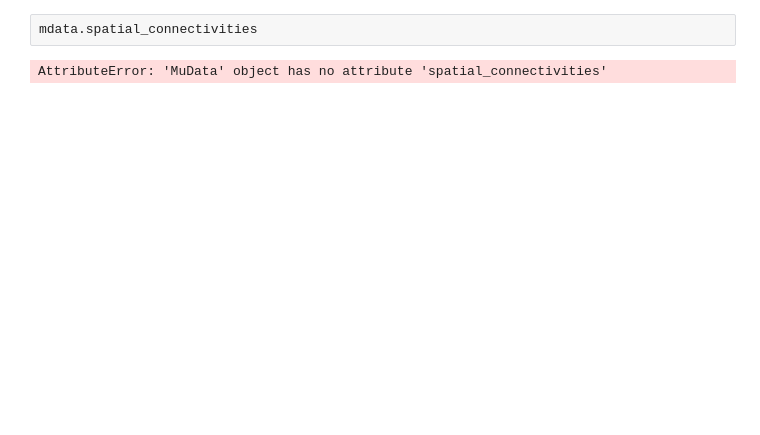
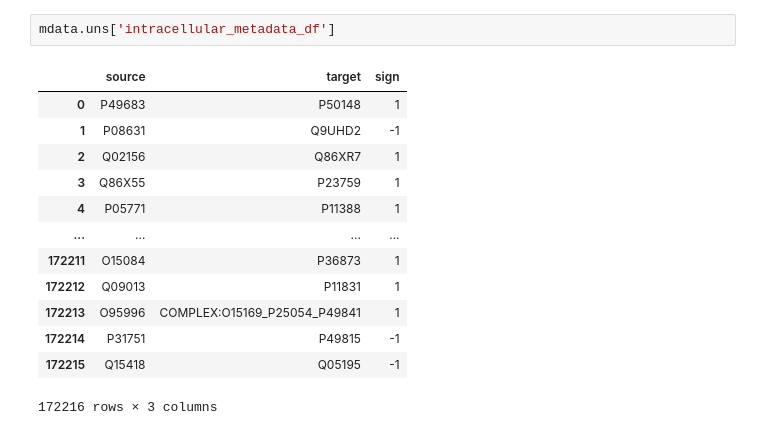
Before and after one commit to maxi7524/project_computational_biology_initial_conditions_pymyboss, a Jupyter notebook: resources/notebooks/development/pipeline_experimental.ipynb, the cells around one changed output. Cells and saved outputs as stored; diff of their text form; blank space fills up the shorter version.

```diff
--- a/resources/notebooks/development/pipeline_experimental.ipynb
+++ b/resources/notebooks/development/pipeline_experimental.ipynb
@@ -74,4 +112,16 @@ MuData object with n_obs × n_vars = 3036 × 16534
 # %%
-mdata.spatial_connectivities
+mdata.uns['intracellular_metadata_df']
 # %% [output]
+|  | source | target | sign |
+| 0 | P49683 | P50148 | 1 |
+| 1 | P08631 | Q9UHD2 | -1 |
+| 2 | Q02156 | Q86XR7 | 1 |
+| 3 | Q86X55 | P23759 | 1 |
+| 4 | P05771 | P11388 | 1 |
+| ... | ... | ... | ... |
+| 172211 | O15084 | P36873 | 1 |
+| 172212 | Q09013 | P11831 | 1 |
+| 172213 | O95996 | COMPLEX:O15169_P25054_P49841 | 1 |
+| 172214 | P31751 | P49815 | -1 |
+| 172215 | Q15418 | Q05195 | -1 |
-AttributeError: 'MuData' object has no attribute 'spatial_connectivities'
+172216 rows × 3 columns
```
Also changed, not shown: parts of 4 cells of this notebook, 29 other files.
